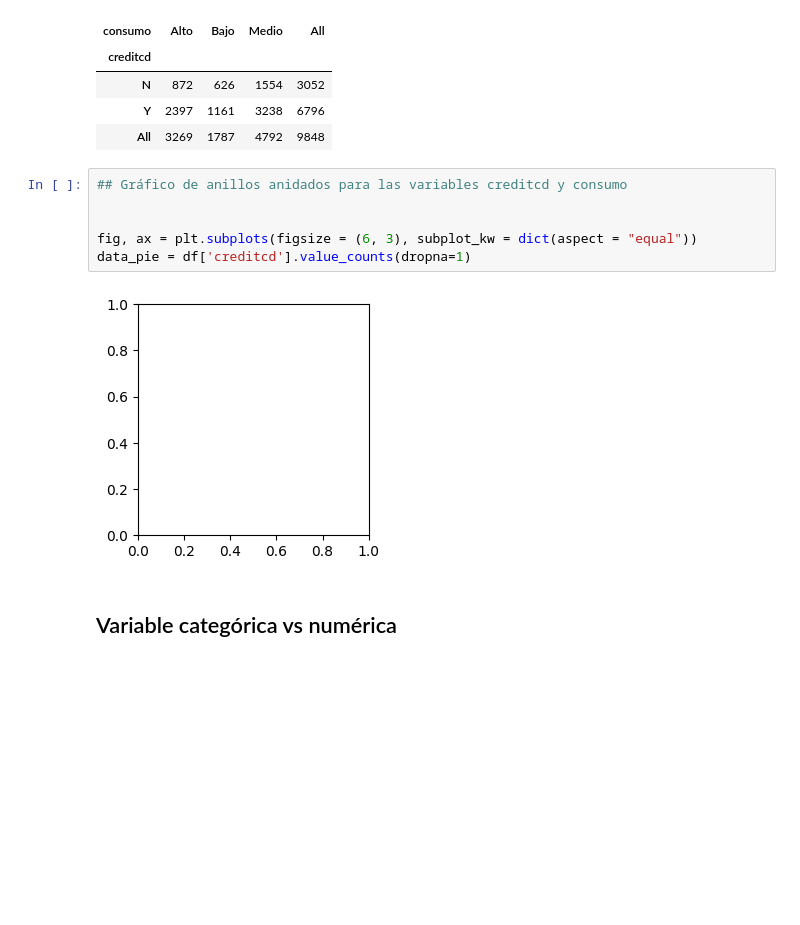
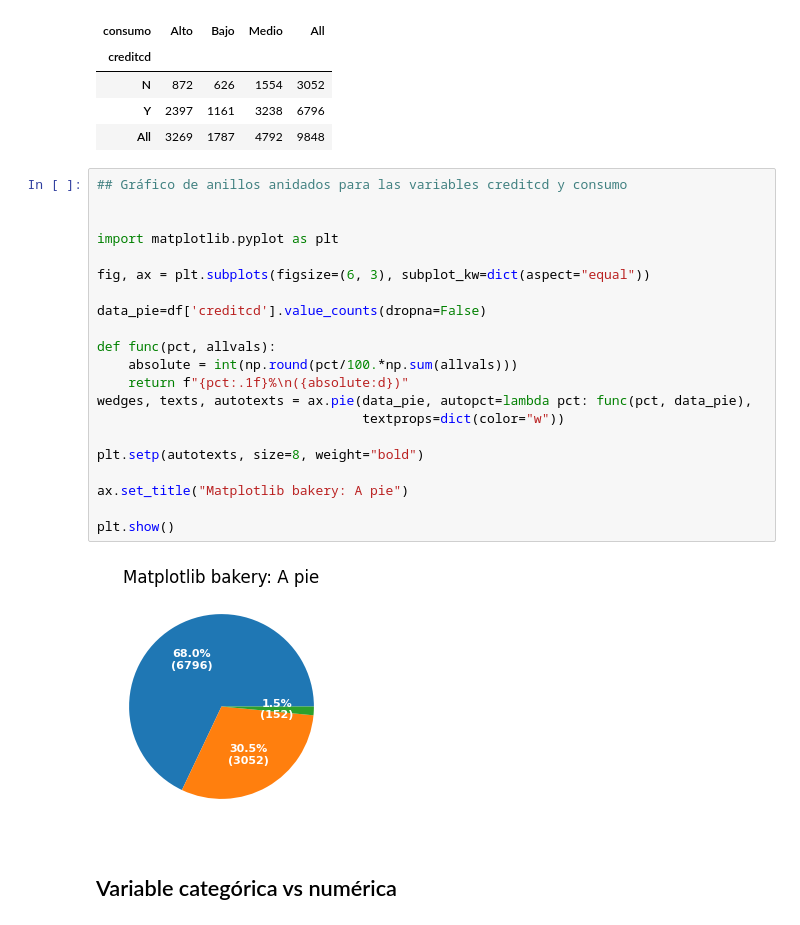
Before and after one commit to autumnliaves/ean_est_python_2024, a Jupyter notebook: Codigo/Relación entre minutos usados e ingreso de clientes - Introducción a Pandas.ipynb, the cells around one changed output. Drawn from its saved outputs; the diff is of its cells as text; blank space fills up the shorter version.

```diff
--- a/Codigo/Relación entre minutos usados e ingreso de clientes - Introducción a Pandas.ipynb
+++ b/Codigo/Relación entre minutos usados e ingreso de clientes - Introducción a Pandas.ipynb
@@ -445,11 +443,26 @@ tabla
 # %%
 ## Gráfico de anillos anidados para las variables creditcd y consumo
 
 
-fig, ax = plt.subplots(figsize = (6, 3), subplot_kw = dict(aspect = "equal"))
-data_pie = df['creditcd'].value_counts(dropna=1)
+import matplotlib.pyplot as plt
+
+fig, ax = plt.subplots(figsize=(6, 3), subplot_kw=dict(aspect="equal"))
+
+data_pie=df['creditcd'].value_counts(dropna=False)
+
+def func(pct, allvals):
+    absolute = int(np.round(pct/100.*np.sum(allvals)))
+    return f"{pct:.1f}%\n({absolute:d})"
+wedges, texts, autotexts = ax.pie(data_pie, autopct=lambda pct: func(pct, data_pie),
+                                  textprops=dict(color="w"))
+
+plt.setp(autotexts, size=8, weight="bold")
+
+ax.set_title("Matplotlib bakery: A pie")
+
+plt.show()
 # %% [output]
-[figure, old version]
+[figure, new version]
 # %% [markdown]
 ## Variable categórica vs numérica
 # %%
```
Also changed, not shown: parts of 64 cells of this notebook, 2 other files.
